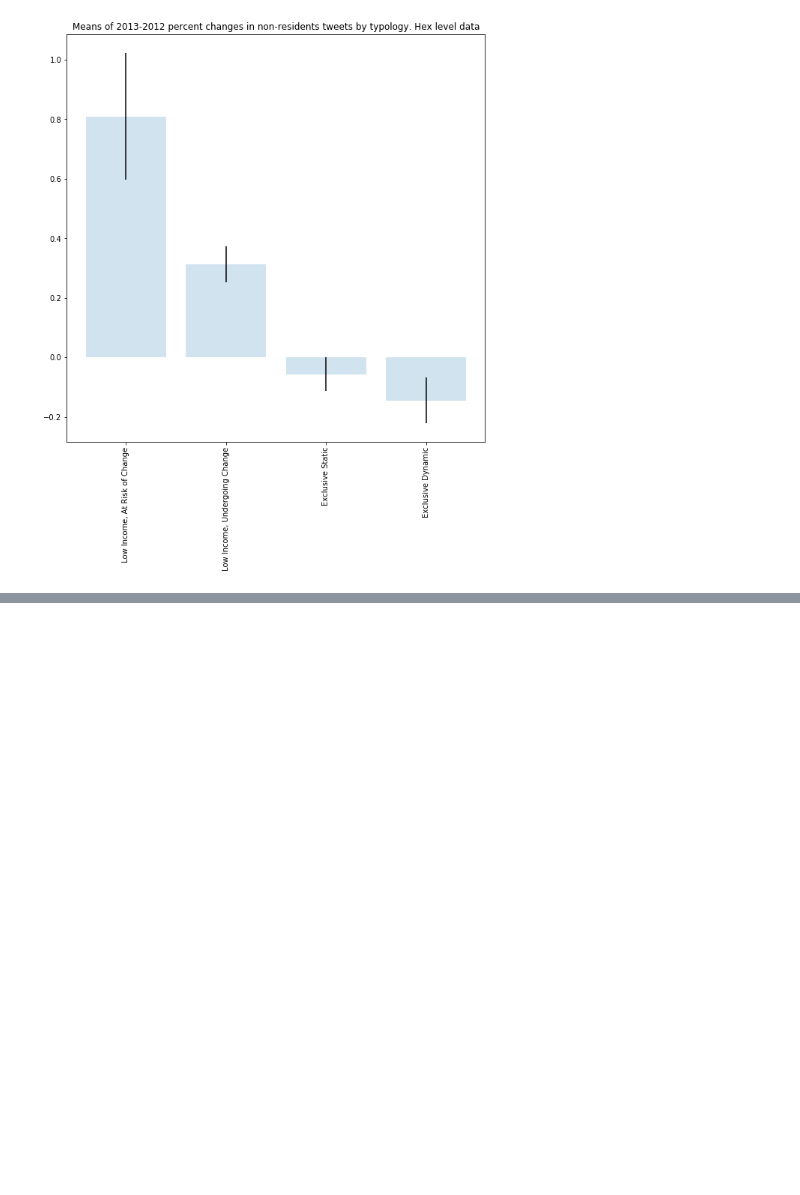
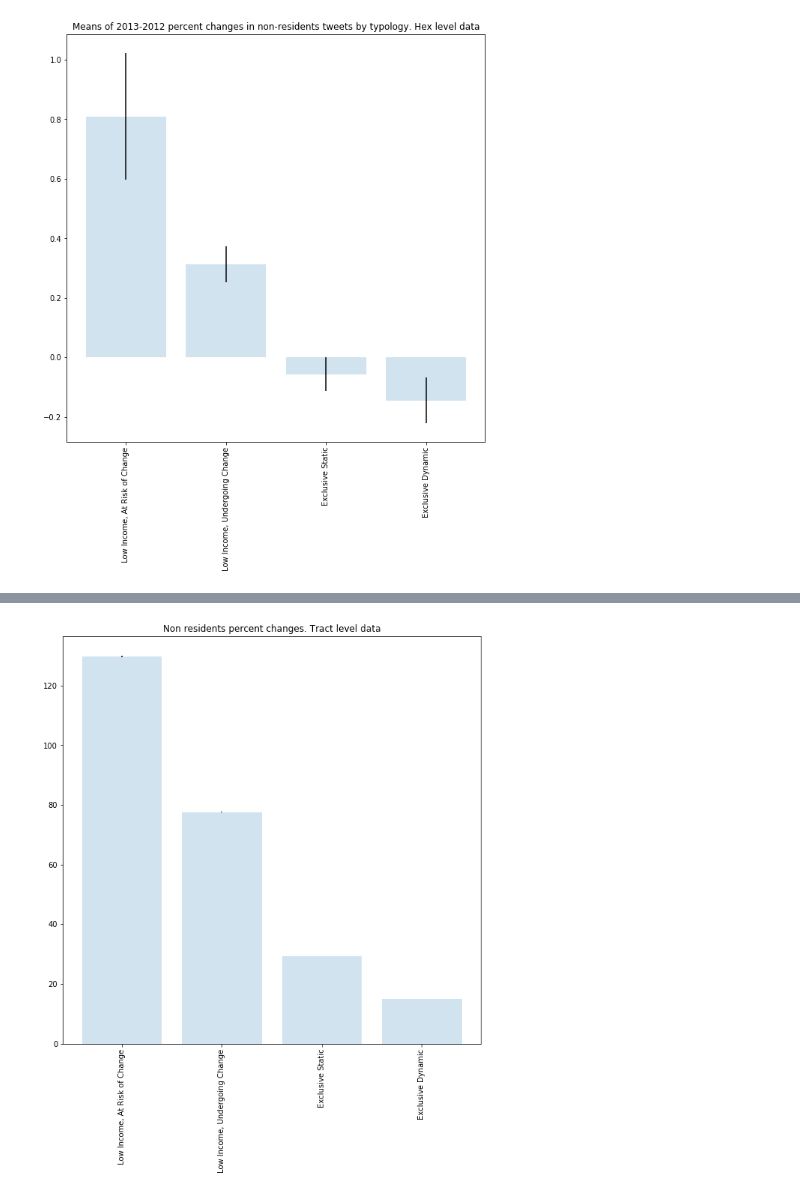
Before and after one commit to rpasquini/twitter_and_displacement, a Jupyter notebook: notebooks/Complete Analysis Example Counts by Typologies .ipynb, the cells around one changed output, grey strips where cells are left out. Cells and saved outputs as stored; diff of their text form; code cells hidden in the pictures; blank space fills up the shorter version.

Commit message:
tract level changes to analysis notebook

```diff
--- a/notebooks/Complete Analysis Example Counts by Typologies .ipynb
+++ b/notebooks/Complete Analysis Example Counts by Typologies .ipynb
@@ -285,0 +324,5 @@ barchart(tweets_tractsb, 'nonresidents_ch', title='Means of 2013-2012 percent ch
+# %%
+df_tract_level=dfcentroids[['nonresidents','nonresidentsandnonneighbors','residents','totalcounts','COD_2010','time']].groupby(['COD_2010','time']).sum().reset_index()
+typologies_code=dfcentroids[['COD_2010','TYPE']].drop_duplicates()
+df_tract_level=df_tract_level.merge(typologies_code, left_on='COD_2010', right_on='COD_2010')
+df_tract_level.head(3)
@@ -285,0 +381,5 @@ barchart(tweets_tractsb, 'nonresidents_ch', title='Means of 2013-2012 percent ch
+# %%
+# Statistics
+df_tract_level_changesb=df_tract_level_changes[['nonresidents_dif','nonresidents_ch', 'nonresidents_p0', 'TYPE']].groupby('TYPE').agg(['mean','count','sem'])
+df_tract_level_changesb.reset_index(inplace=True)
+df_tract_level_changesb
@@ -285,0 +396,18 @@ barchart(tweets_tractsb, 'nonresidents_ch', title='Means of 2013-2012 percent ch
+# %%
+
+def newbarchart(df,title='insert title'):
+    df=df.sort_values(by=('nonresidents_ch','mean'), ascending=False)
+
+    df=df.loc[df.TYPE!='NON_POP']
+    df=df.loc[df.TYPE!='NON POP']
+    df=df.loc[df.TYPE!='OTHER']
+
+    # notice I am multiplying by 100 because I did not do previously
+    fig, ax = plt.subplots()
+    ax.bar(df['TYPE'], df['nonresidents_ch','mean']*100, yerr=1.96*df['nonresidents_ch','sem'], alpha=0.2)
+    plt.title(title)
+    plt.xticks(rotation=90)
+    plt.show()
+newbarchart(df_tract_level_changesb,title='Non residents percent changes. Tract level data')
+# %% [output]
+[figure, added]
```
Also changed, not shown: parts of 8 cells of this notebook.
